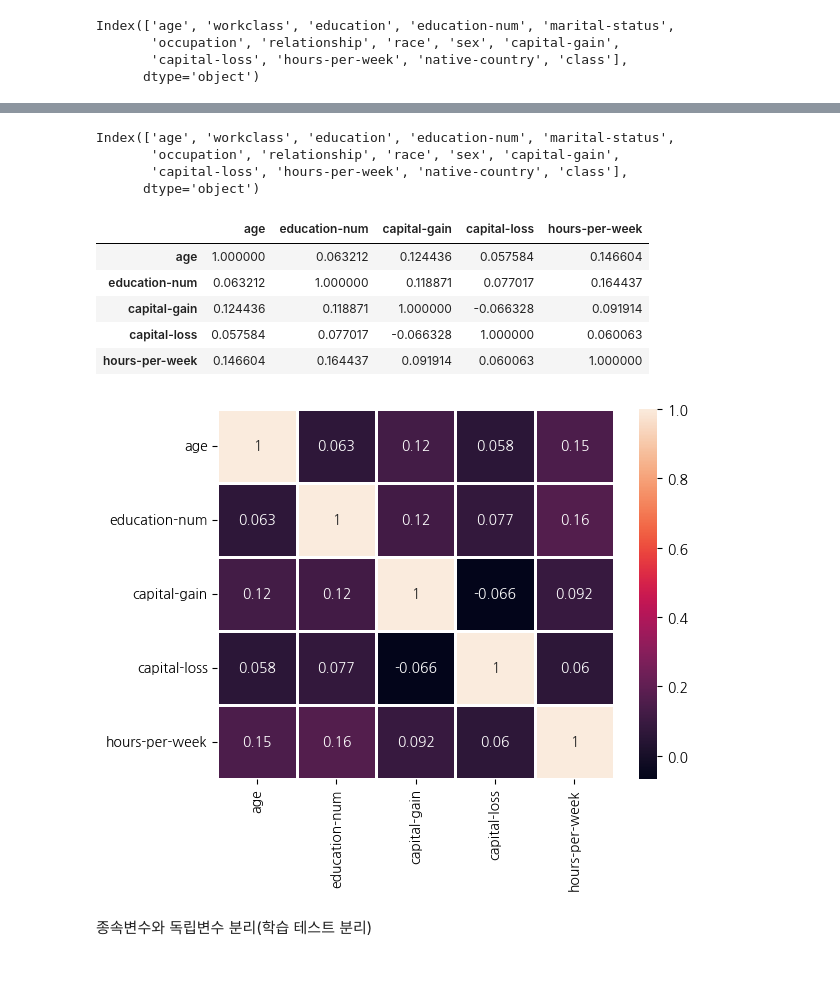
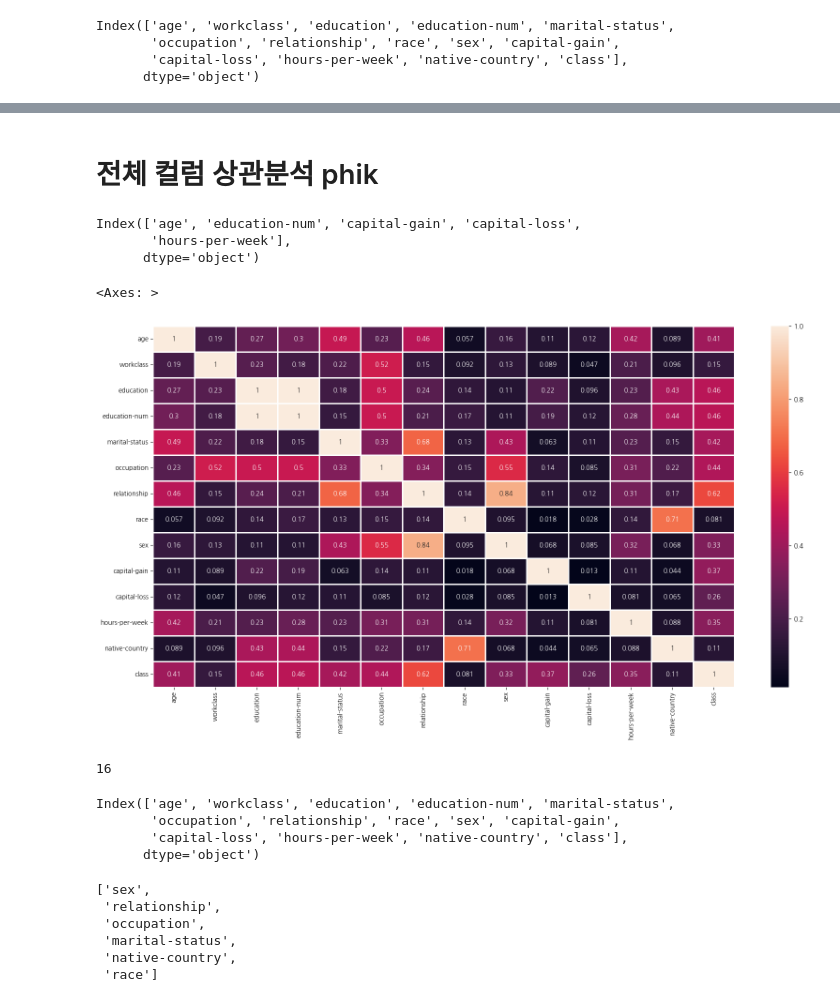
Before and after one commit to seojeong-e/fintech3, a Jupyter notebook: 06machine_learning/09_00의사결정나무, 배깅, 부스팅 비교.ipynb, the cells around one changed output, grey strips where cells are left out. Drawn from its saved outputs; the diff is of its cells as text; code cells hidden in the pictures; blank space fills up the shorter version.

```diff
--- a/06machine_learning/09_00의사결정나무, 배깅, 부스팅 비교.ipynb
+++ b/06machine_learning/09_00의사결정나무, 배깅, 부스팅 비교.ipynb
@@ -235,5 +365,3 @@ Index(['age', 'workclass', 'education', 'education-num', 'marital-status',
        'occupation', 'relationship', 'race', 'sex', 'capital-gain',
        'capital-loss', 'hours-per-week', 'native-country', 'class'],
       dtype='object')
-# %%
-data['occupation'] = data['occupation'].fillna(data['occupation'].mean)
@@ -342,0 +563,2 @@ max       11.512925      8.379539
+# %% [markdown]
+# 전체 컬럼 상관분석 phik
@@ -343,3 +569,21 @@ max       11.512925      8.379539
+# %%
+num_cols.columns[:-1]
+# %% [output]
+Index(['age', 'education-num', 'capital-gain', 'capital-loss',
+       'hours-per-week'],
+      dtype='object')
+# %%
+# 수치형(숫자) 컬럼명을 interval_cols에 지정
+corr_df = data.phik_matrix(interval_cols=num_cols.columns[:-1])
+plt.figure(figsize=(20, 10))
+sns.heatmap(corr_df, annot=True, linewidths=1)
+# %% [output]
+<Axes: >
+[figure, added]
+# %%
+data['education'].nunique()
+# %% [output]
+16
 # %%
 data.columns
 # %% [output]
@@ -347,21 +591,13 @@ Index(['age', 'workclass', 'education', 'education-num', 'marital-status',
        'occupation', 'relationship', 'race', 'sex', 'capital-gain',
        'capital-loss', 'hours-per-week', 'native-country', 'class'],
       dtype='object')
-# %%
-corr_result = data[['age','education-num', 'capital-gain', 'capital-loss', 'hours-per-week']].corr(method="spearman")
-corr_result
-# %% [output]
-|  | age | education-num | capital-gain | capital-loss | hours-per-week |
-| age | 1.000000 | 0.063212 | 0.124436 | 0.057584 | 0.146604 |
-| education-num | 0.063212 | 1.000000 | 0.118871 | 0.077017 | 0.164437 |
-| capital-gain | 0.124436 | 0.118871 | 1.000000 | -0.066328 | 0.091914 |
-| capital-loss | 0.057584 | 0.077017 | -0.066328 | 1.000000 | 0.060063 |
-| hours-per-week | 0.146604 | 0.164437 | 0.091914 | 0.060063 | 1.000000 |
-# %%
-plt.figure()
-sns.heatmap(corr_result, annot=True, linewidths=1)
-plt.show()
-# %% [output]
-[figure, removed]
-# %% [markdown]
-종속변수와 독립변수 분리(학습 테스트 분리)
+# %%
+corr_list = ['sex', 'relationship', 'occupation', 'marital-status', 'native-country', 'race']
+corr_list
+# %% [output]
+['sex',
+ 'relationship',
+ 'occupation',
+ 'marital-status',
+ 'native-country',
+ 'race']
```
Also changed, not shown: parts of 90 cells of this notebook, 2 other files.
